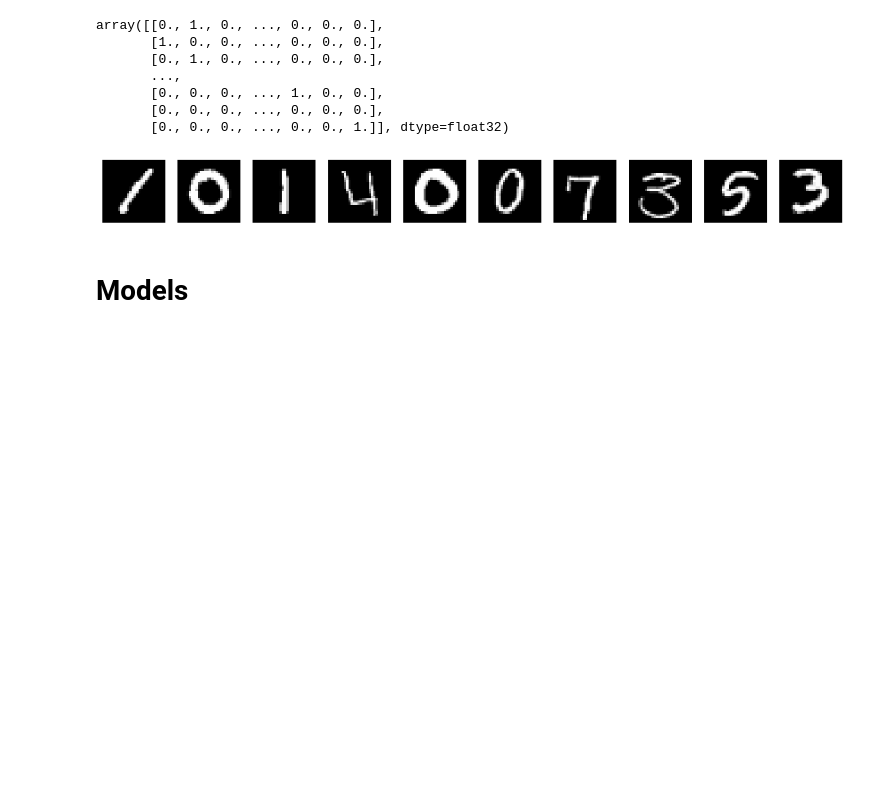
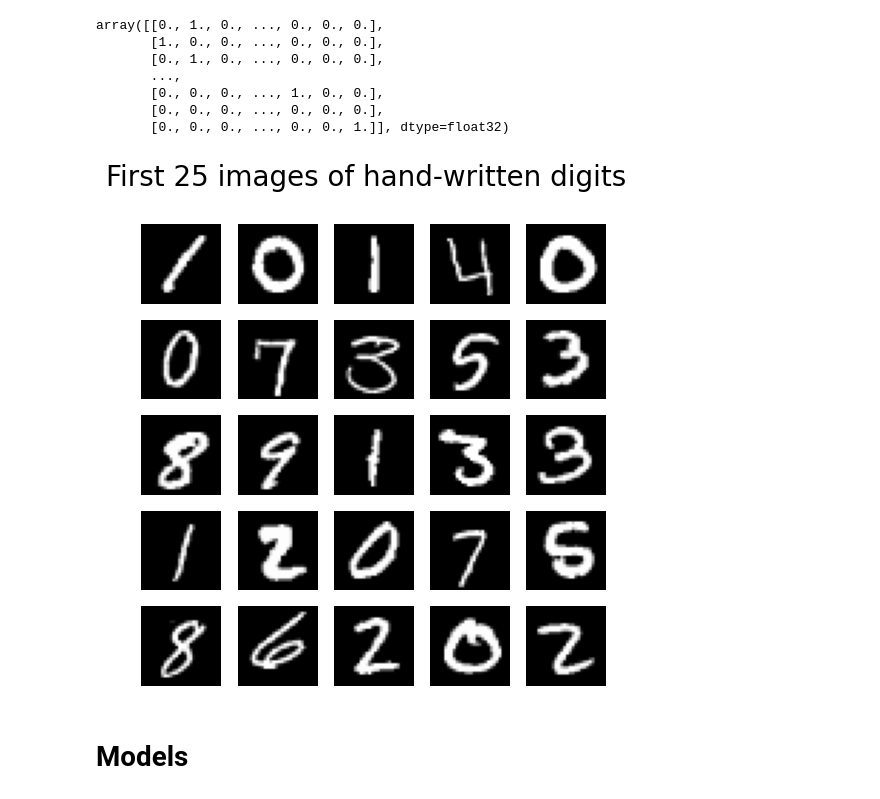
Before and after one commit to sarambulo/Computer_Vision, a Jupyter notebook: Hand-written_Digit_Recognition_CNN.ipynb, the cells around one changed output. Saved outputs shown, nothing was run; the diff lists cells and outputs as text; code cells hidden in the pictures; blank space fills up the shorter version.

```diff
--- a/Hand-written_Digit_Recognition_CNN.ipynb
+++ b/Hand-written_Digit_Recognition_CNN.ipynb
@@ -100,15 +100,18 @@ array([[0., 1., 0., ..., 0., 0., 0.],
        [0., 0., 0., ..., 0., 0., 0.],
        [0., 0., 0., ..., 0., 0., 1.]], dtype=float32)
 # %%
-# Show the first 10 images
-fig, axs = plt.subplots(1, 10, figsize=(15, 15))
-for i in range(0, len(axs)):
-    ax = axs[i]
+# Show the first 25 images
+fig, axs = plt.subplots(5, 5, figsize=(6, 6))
+i = 0
+for row in axs:
+  for ax in row:
     ax.imshow(X_train[i].reshape(28, 28), cmap = 'gray')
     ax.axis('off')
+    i += 1
+fig.suptitle("First 25 images of hand-written digits", fontsize = 20)
 plt.show()
 # %% [output]
-[figure, old version]
+[figure, new version]
 # %% [markdown]
 # Models
 # %% [markdown]
```
